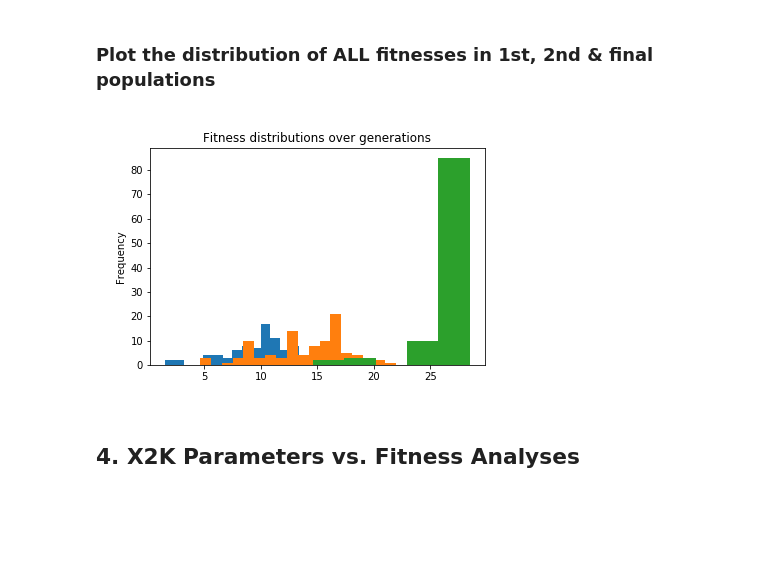
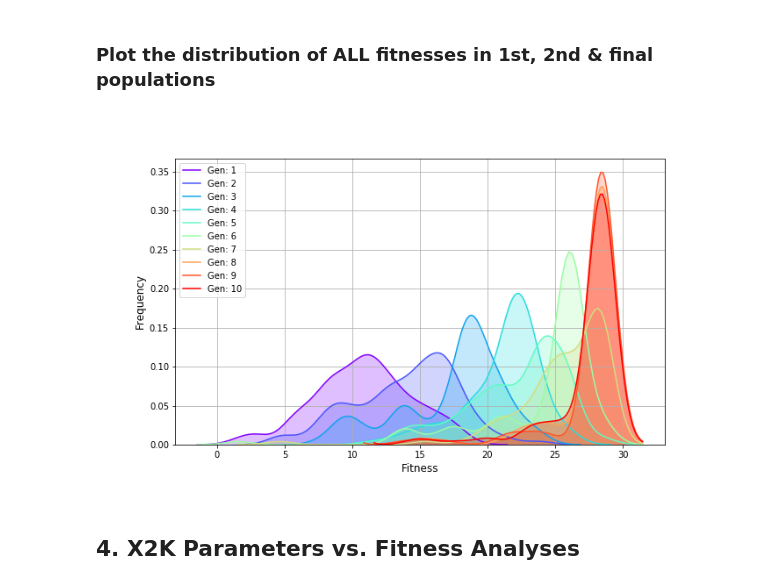
Before and after one commit to MaayanLab/X2K_Genetic_Algorithm, a Jupyter notebook: Python_scripts/GA_Results_Notebook.ipynb, the cells around one changed output. Drawn from its saved outputs; the diff is of its cells as text; code cells hidden in the pictures; blank space fills up the shorter version.

```diff
--- a/Python_scripts/GA_Results_Notebook.ipynb
+++ b/Python_scripts/GA_Results_Notebook.ipynb
@@ -167,15 +175,13 @@ plt.gcf().set_facecolor('white');
 [figure]
 # %% [markdown]
 ### Plot the distribution of ALL fitnesses in 1st, 2nd & final populations
-# %%
-plt.hist( allFitnesses[0], bins=20) # 1st
-plt.hist( allFitnesses[1], bins=20) # 2nd
-plt.hist( allFitnesses[-1], bins=5) # Last
-plt.ylabel('Frequency')
-plt.title('Fitness distributions over generations')
-plt.gcf().set_facecolor('white');
-# %% [output]
-[figure, removed]
+# %%
+Ex.fitnessHistogramCurves(allFitnesses, gen_spacing=1)
+
+plt.savefig(figDir+'/KDEfitnessPlot.png', format='png', dpi=1000);
+# EPS format doesn't support transparency. Have to save as png instead.
+# %% [output]
+[figure, added]
 # %% [markdown]
 ## __4. X2K Parameters vs. Fitness Analyses__
 # %% [markdown]
```
Also changed, not shown: parts of 5 cells of this notebook, 2 other files.
